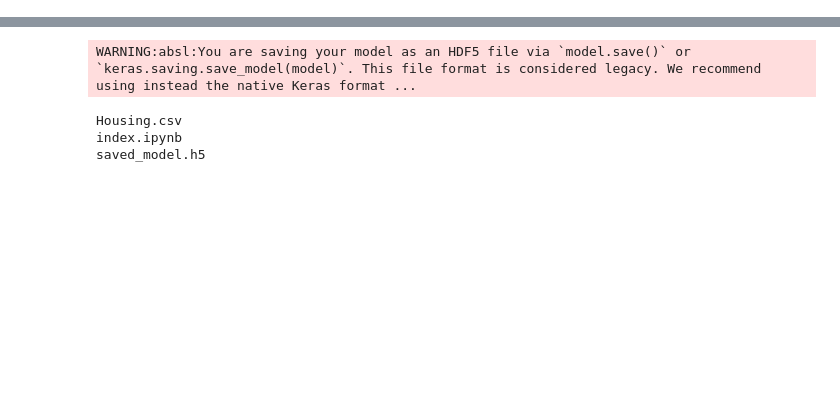
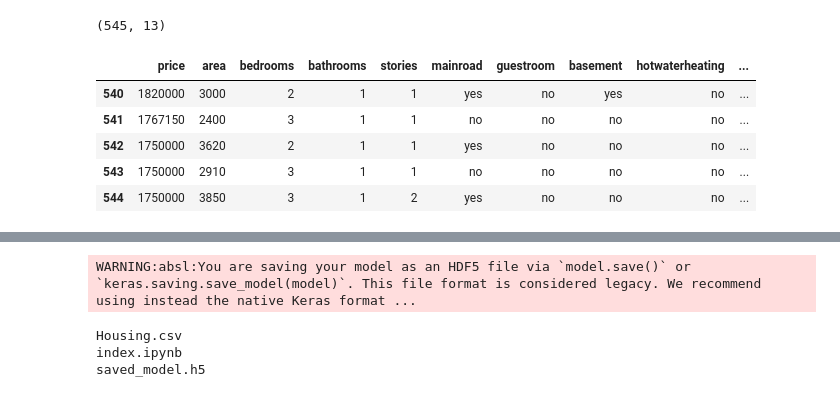
Before and after one commit to ghifari-15/simple-house-prediction-with-neural-networks, a Jupyter notebook: index.ipynb, the cells around one changed output, grey strips where cells are left out. Saved outputs shown, nothing was run; the diff lists cells and outputs as text; code cells hidden in the pictures; blank space fills up the shorter version.

```diff
--- a/index.ipynb
+++ b/index.ipynb
@@ -9,9 +10,4 @@ import pandas as pd
 import keras
 # %%
 # Read and preprocess the data
-df = pd.read_csv('Housing.csv')
-target ='price'
-
-
-X = df.drop(columns=[target])
-y = df[[target]]
+data = pd.read_csv('Housing.csv')
@@ -36,0 +24,18 @@ model.compile(optimizer='adam', loss='mean_squared_error')
+# %%
+# Get size of the data
+data.shape
+# %% [output]
+(545, 13)
+# %%
+# Drop rows with missing values
+data = data.dropna(axis=0)
+# %%
+# Show the last 5 rows of the data
+data.tail()
+# %% [output]
+|  | price | area | bedrooms | bathrooms | stories | mainroad | guestroom | basement | hotwaterheating | ... |
+| 540 | 1820000 | 3000 | 2 | 1 | 1 | yes | no | yes | no | ... |
+| 541 | 1767150 | 2400 | 3 | 1 | 1 | no | no | no | no | ... |
+| 542 | 1750000 | 3620 | 2 | 1 | 1 | yes | no | no | no | ... |
+| 543 | 1750000 | 2910 | 3 | 1 | 1 | no | no | no | no | ... |
+| 544 | 1750000 | 3850 | 3 | 1 | 2 | yes | no | no | no | ... |
```
Also changed, not shown: parts of 12 cells of this notebook.
